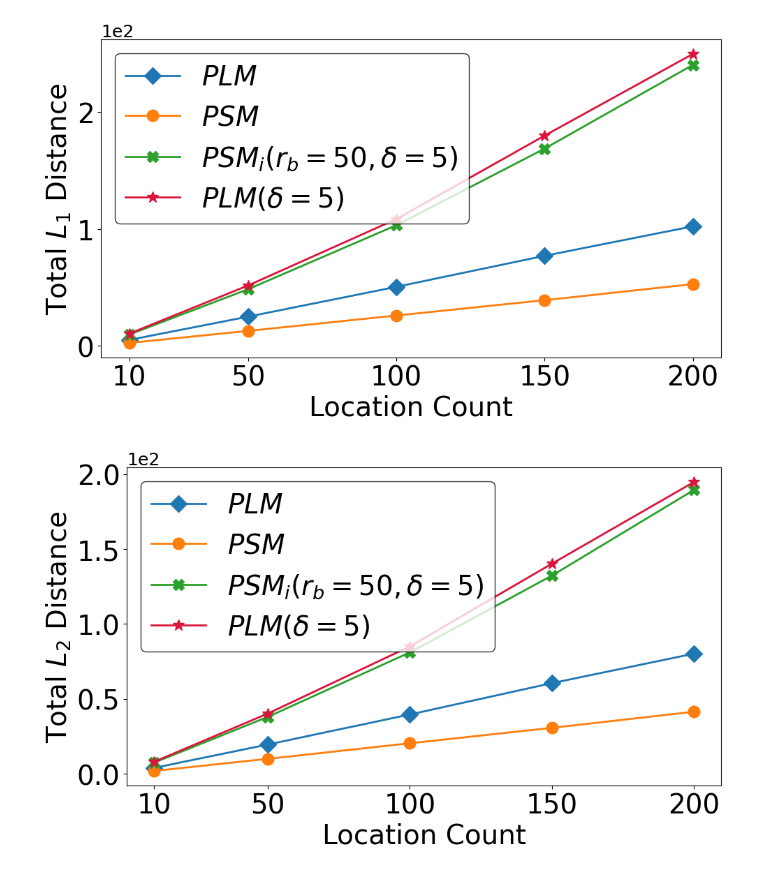
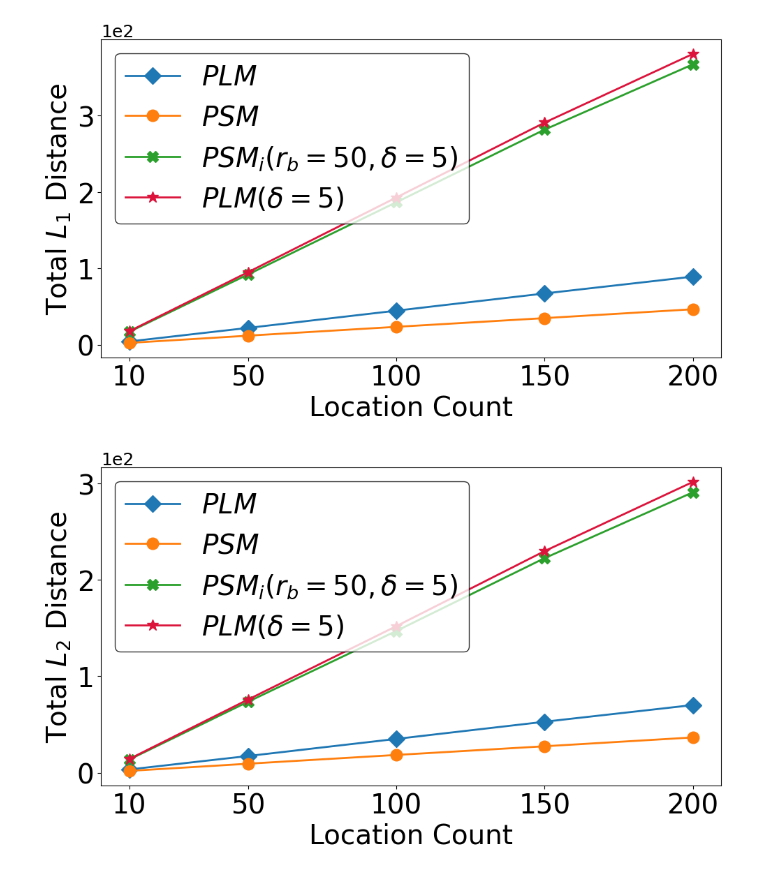
Before and after one commit to shafizurRseeam/location_privacy, a Jupyter notebook: trace_length_l1_l2_figures.ipynb, the cells around one changed output. Cells and saved outputs as stored; diff of their text form; code cells hidden in the pictures.

```diff
--- a/trace_length_l1_l2_figures.ipynb
+++ b/trace_length_l1_l2_figures.ipynb
@@ -63,7 +63,7 @@ def plot_and_save(averages, subset_sizes, figure_base_dir, dataset_name, epsilon
 
 # Usage
 base_dir = "C:\\Users\\ss6365\\Desktop\\location_privacy_final"
-dataset_name = 'uci'  # Example dataset
+dataset_name = 'collected'  # Example dataset
 epsilon_values = [0.1, 1, 5]  # Example epsilon values
 
 # Iterate through different epsilon values
@@ -91,2 +91,2 @@ for epsilon in epsilon_values:
-[figure, old version]
+[figure, new version]
-[figure, old version]
+[figure, new version]
```
Also changed, not shown: parts of 1 cell of this notebook, 2 other files.
